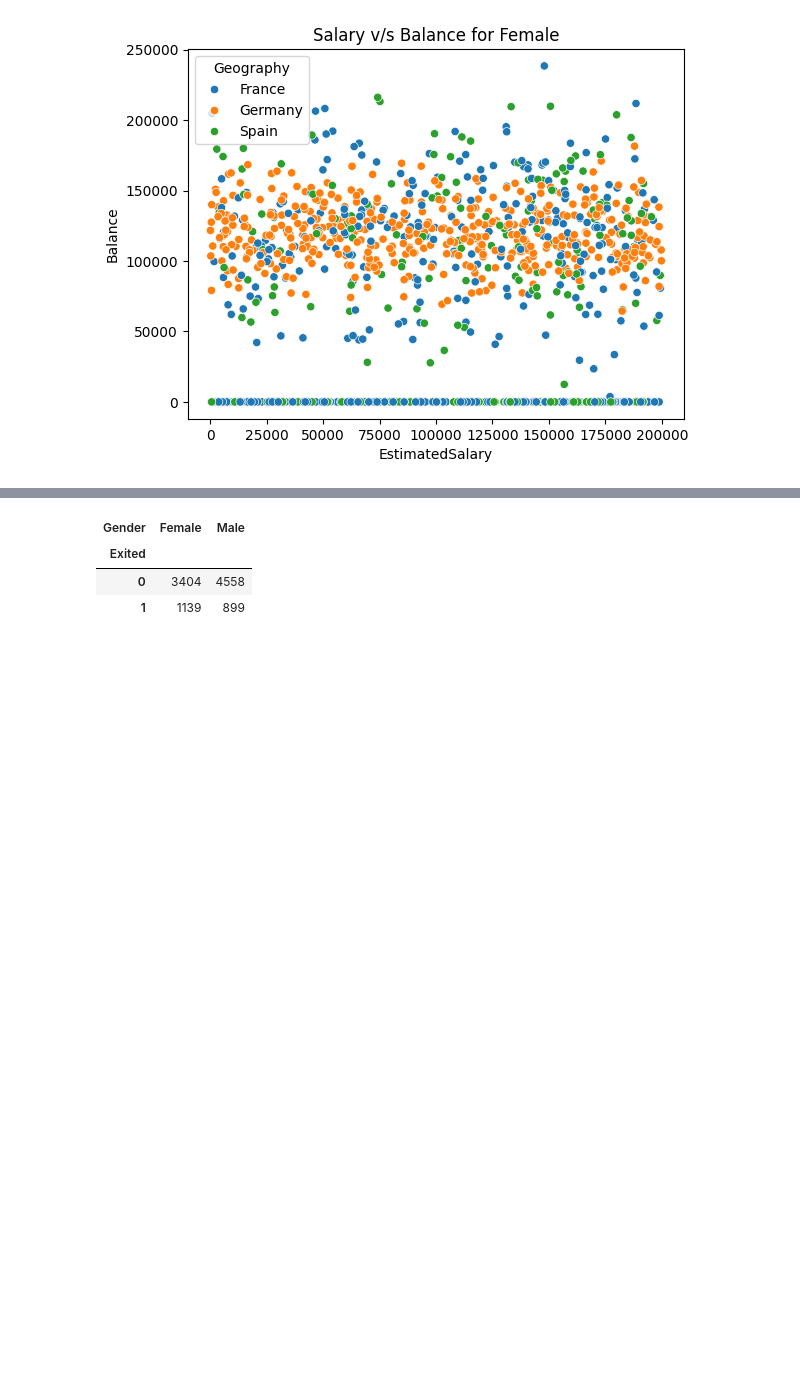
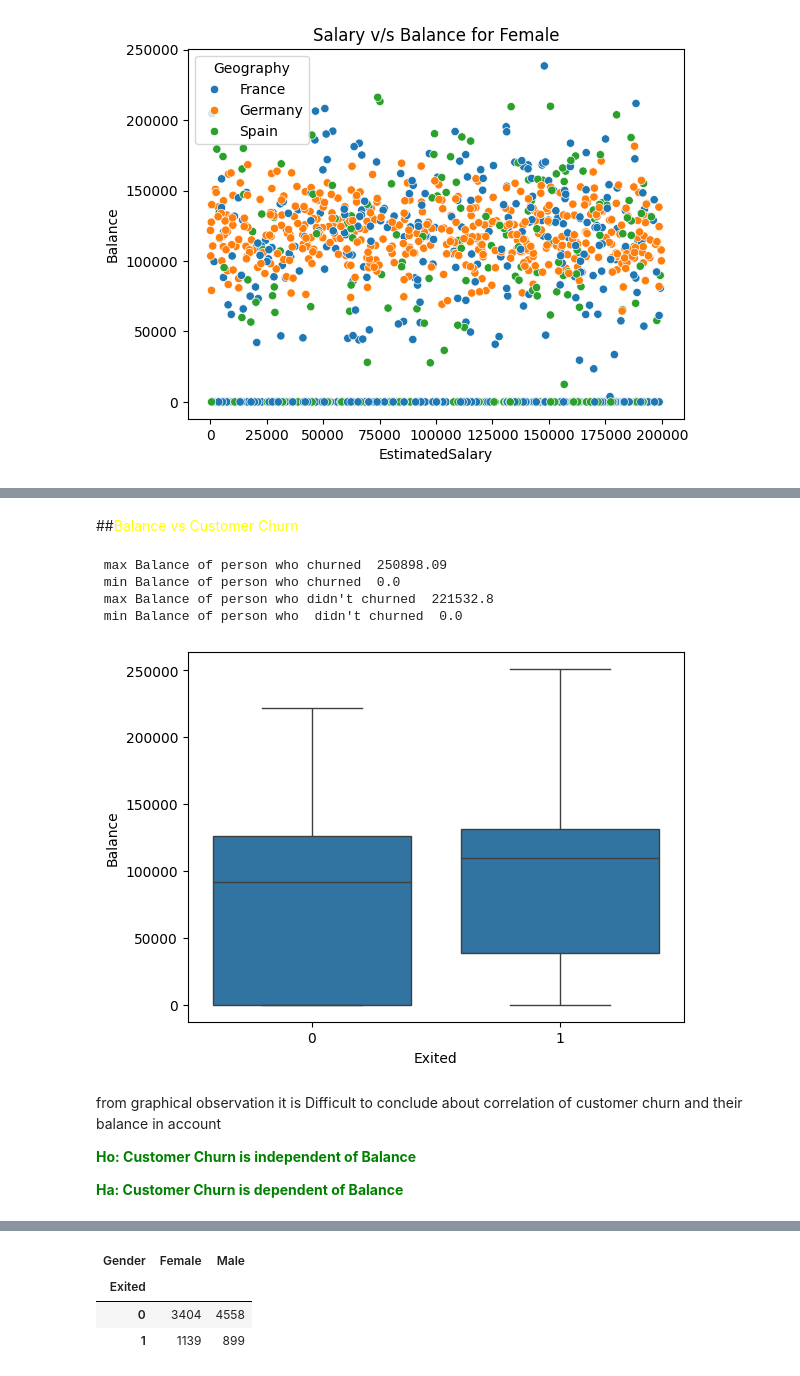
Before and after one commit to Sujan-Sawant/Bank-Customer-Churn, a Jupyter notebook: Bank_Customer_Churn_CaseStudy.ipynb, the cells around one changed output, grey strips where cells are left out. Drawn from its saved outputs; the diff is of its cells as text; code cells hidden in the pictures; blank space fills up the shorter version.

```diff
--- a/Bank_Customer_Churn_CaseStudy.ipynb
+++ b/Bank_Customer_Churn_CaseStudy.ipynb
@@ -458,0 +611,23 @@ plt.show()
+# %% [markdown]
+##<font color="Yellow">Balance vs Customer Churn
+# %%
+print(" max Balance of person who churned ", data[data['Exited'] == 1]['Balance'].max())
+print(" min Balance of person who churned ",data[data['Exited'] == 1]['Balance'].min())
+print(" max Balance of person who didn't churned ", data[data['Exited'] == 0]['Balance'].max())
+print(" min Balance of person who  didn't churned ",data[data['Exited'] == 0]['Balance'].min())
+# %% [output]
+ max Balance of person who churned  250898.09
+ min Balance of person who churned  0.0
+ max Balance of person who didn't churned  221532.8
+ min Balance of person who  didn't churned  0.0
+# %%
+sns.boxplot(y = data['Balance'], x= data['Exited'])
+plt.show()
+# %% [output]
+[figure, added]
+# %% [markdown]
+from graphical observation it is Difficult to conclude about correlation of customer churn and their balance in account
+
+<font color= "green">**Ho: Customer Churn is independent of Balance**
+
+<font color= "green">**Ha: Customer Churn is dependent of Balance**
```
Also changed, not shown: parts of 48 cells of this notebook.
